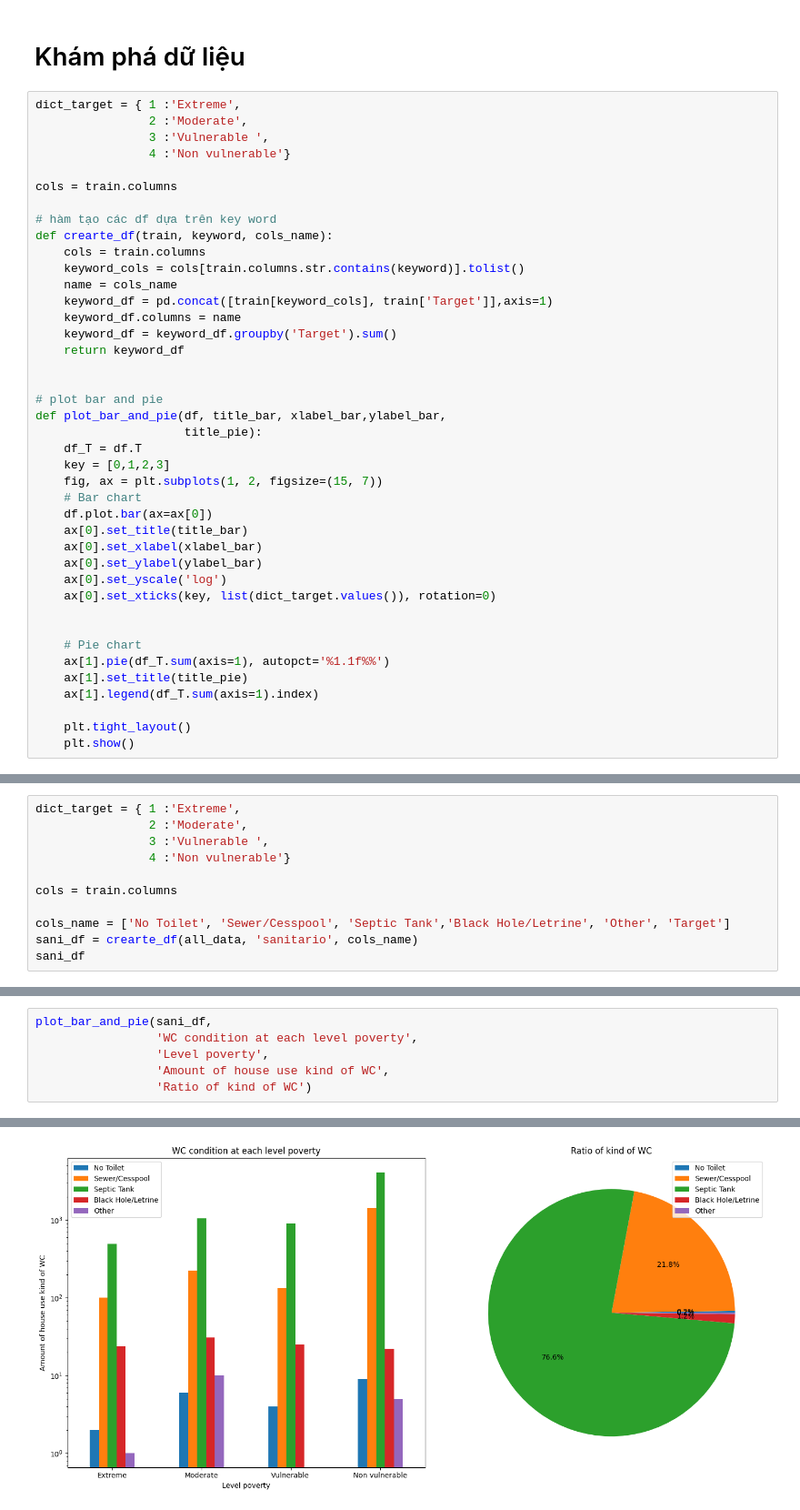
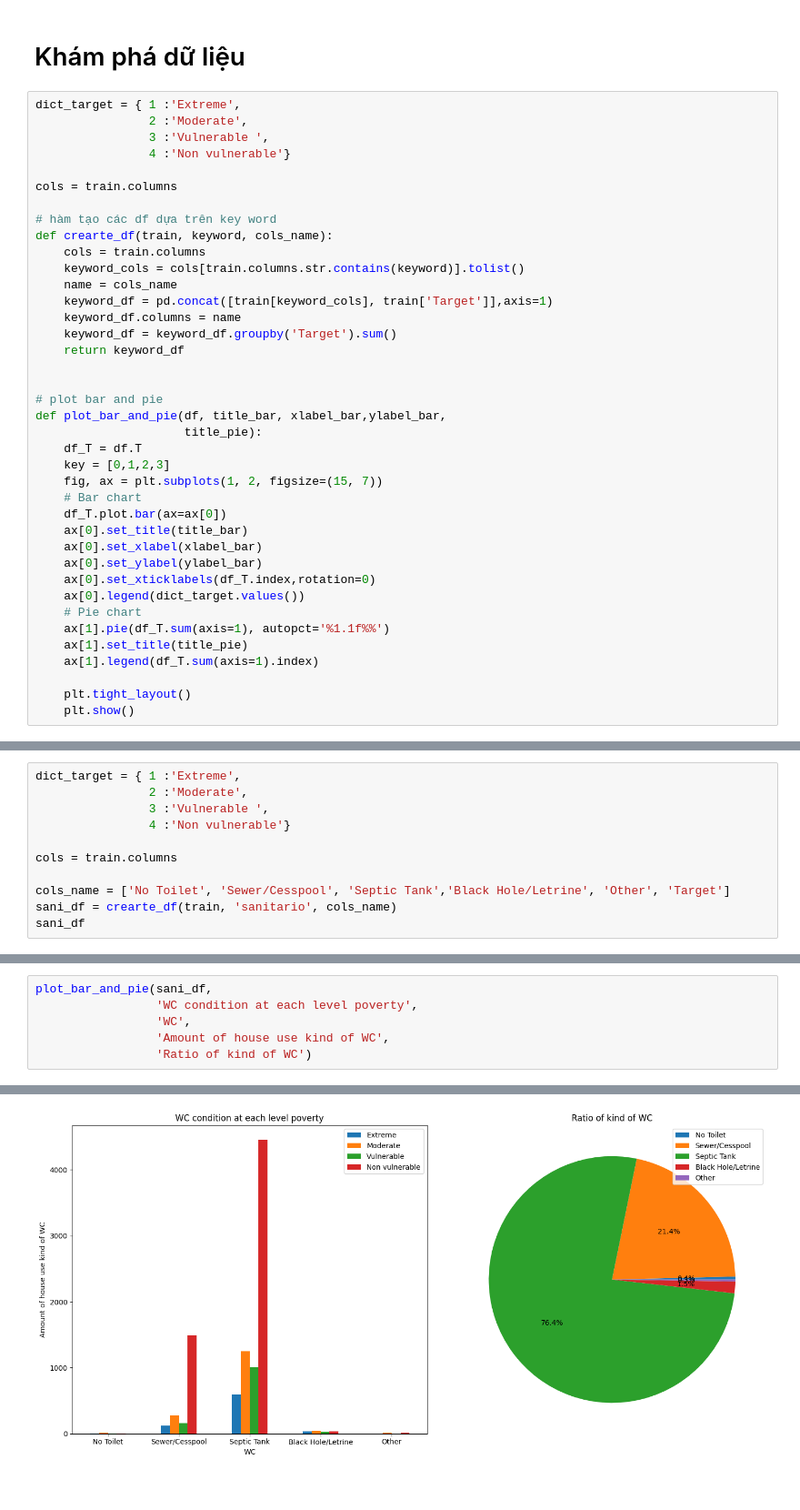
Before and after one commit to iam-Dylan/costa-rican-household, a Jupyter notebook: source/eda.ipynb, the cells around one changed output, grey strips where cells are left out. Shown at 91% size. Drawn from its saved outputs; the diff is of its cells as text.

```diff
--- a/source/eda.ipynb
+++ b/source/eda.ipynb
@@ -65,14 +65,12 @@ def plot_bar_and_pie(df, title_bar, xlabel_bar,ylabel_bar,
     key = [0,1,2,3]
     fig, ax = plt.subplots(1, 2, figsize=(15, 7))
     # Bar chart
-    df.plot.bar(ax=ax[0])
+    df_T.plot.bar(ax=ax[0])
     ax[0].set_title(title_bar)
     ax[0].set_xlabel(xlabel_bar)
     ax[0].set_ylabel(ylabel_bar)
-    ax[0].set_yscale('log')
-    ax[0].set_xticks(key, list(dict_target.values()), rotation=0)
-
-
+    ax[0].set_xticklabels(df_T.index,rotation=0)
+    ax[0].legend(dict_target.values())
     # Pie chart
     ax[1].pie(df_T.sum(axis=1), autopct='%1.1f%%')
     ax[1].set_title(title_pie)
@@ -91,7 +91,7 @@ dict_target = { 1 :'Extreme',
 cols = train.columns
 
 cols_name = ['No Toilet', 'Sewer/Cesspool', 'Septic Tank','Black Hole/Letrine', 'Other', 'Target']
-sani_df = crearte_df(all_data, 'sanitario', cols_name)
+sani_df = crearte_df(train, 'sanitario', cols_name)
 sani_df
 # %% [output]
 |  | No Toilet | Sewer/Cesspool | Septic Tank | Black Hole/Letrine | Other |
@@ -103,7 +103,7 @@ sani_df
 # %%
 plot_bar_and_pie(sani_df,
                  'WC condition at each level poverty',
-                 'Level poverty',
+                 'WC',
                  'Amount of house use kind of WC',
                  'Ratio of kind of WC')
 # %% [output]
@@ -110 +113 @@ plot_bar_and_pie(sani_df,
-[figure, old version]
+[figure, new version]
```
Also changed, not shown: parts of 17 cells of this notebook.
